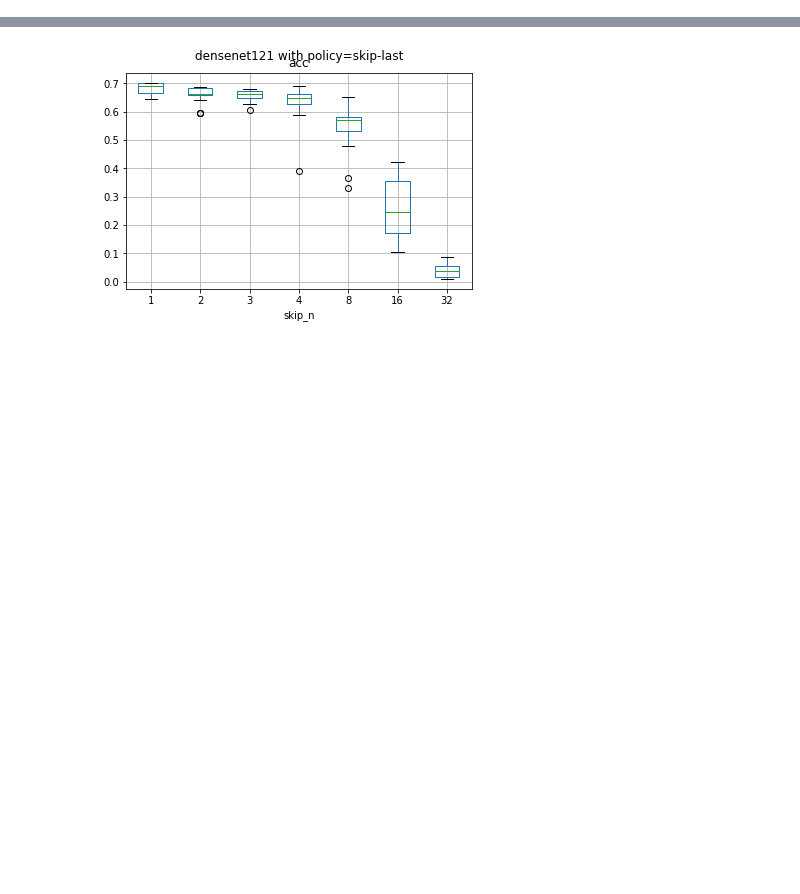
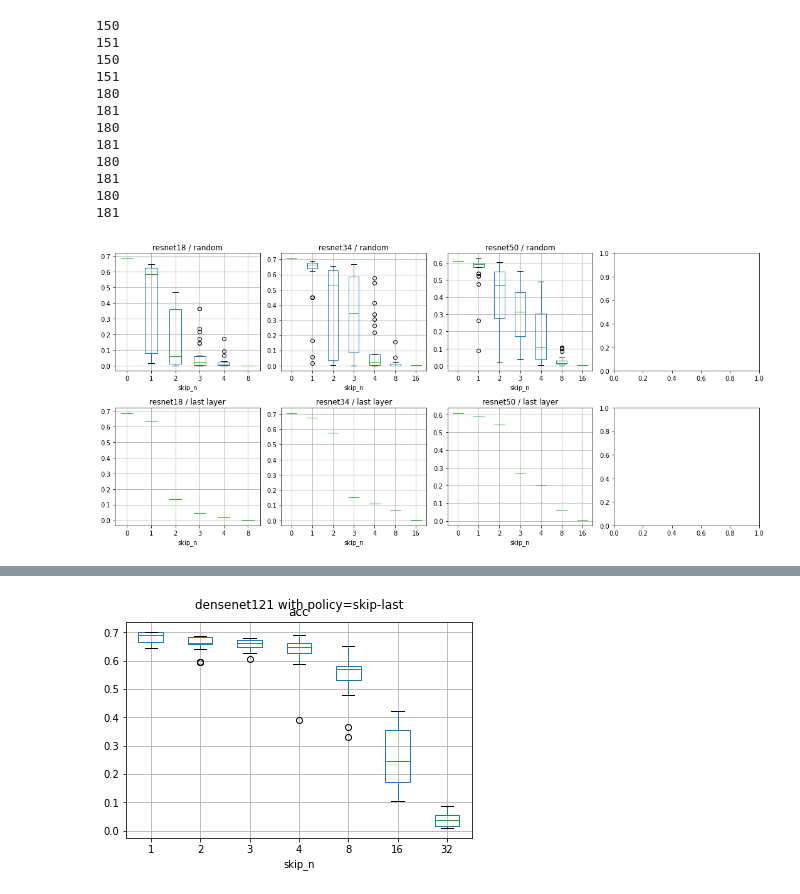
Before and after one commit to a-luengen/anytimeDnn, a Jupyter notebook: reports/benchmark_data_test.ipynb, the cells around one changed output, grey strips where cells are left out. Cells and saved outputs as stored; diff of their text form; code cells hidden in the pictures; blank space fills up the shorter version.

```diff
--- a/reports/benchmark_data_test.ipynb
+++ b/reports/benchmark_data_test.ipynb
@@ -112,0 +130,25 @@ No content found
+# %%
+fig, axes = plt.subplots(nrows=2, ncols=4, figsize=(15, 7))
+
+printBoxPlotForArchAndPol(q_df, 'resnet18', 'drop-rand-n', axes[0, 0])
+printBoxPlotForArchAndPol(q_df, 'resnet18', 'drop-last-rand-n', axes[1, 0])
+printBoxPlotForArchAndPol(q_df, 'resnet34', 'drop-rand-n', axes[0, 1])
+printBoxPlotForArchAndPol(q_df, 'resnet34', 'drop-last-rand-n', axes[1, 1])
+printBoxPlotForArchAndPol(q_df, 'resnet50', 'drop-rand-n', axes[0, 2])
+printBoxPlotForArchAndPol(q_df, 'resnet50', 'drop-last-rand-n', axes[1, 2])
+fig.tight_layout()
+plt.show()
+# %% [output]
+150
+151
+150
+151
+180
+181
+180
+181
+180
+181
+180
+181
+[figure, added]
```
Also changed, not shown: parts of 4 cells of this notebook, 8 other files.
